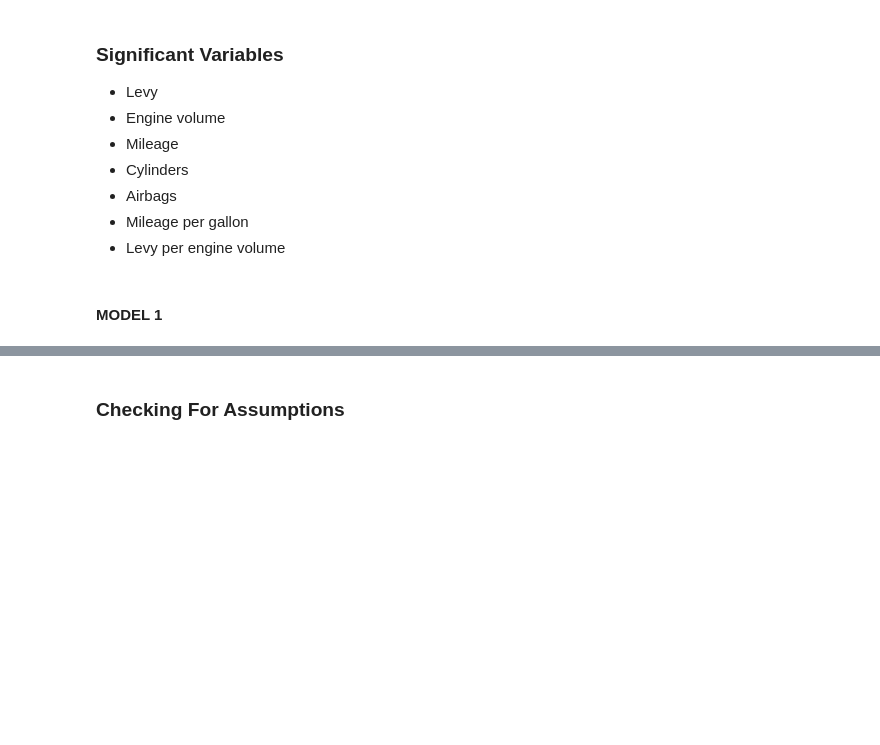
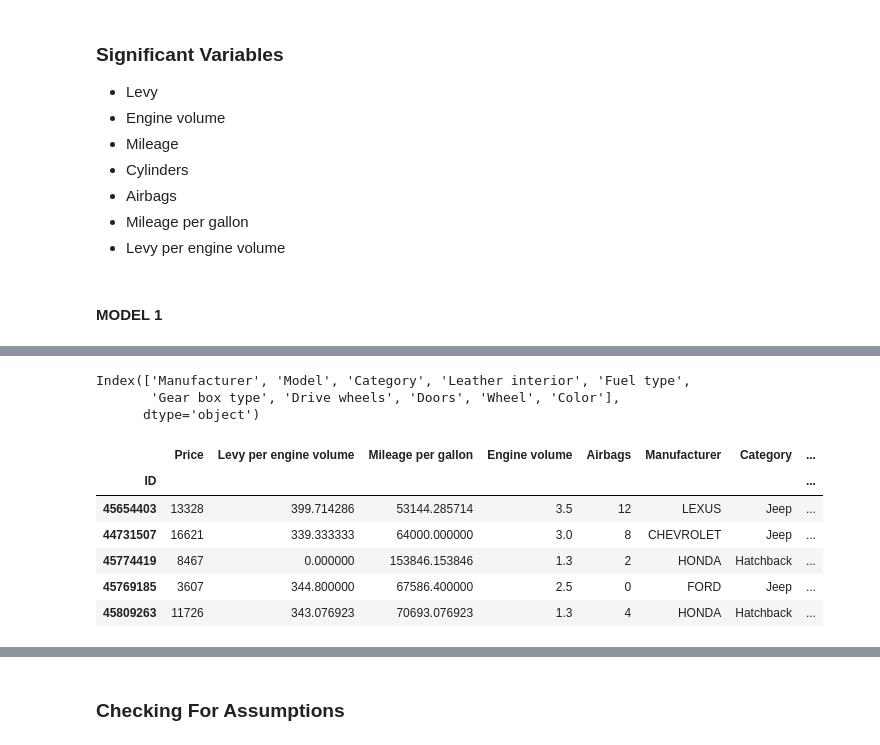
Before and after one commit to Mugangasia/Car-Price-Prediction-Challenge, a Jupyter notebook: car prediction model.ipynb, the cells around one changed output, grey strips where cells are left out. Drawn from its saved outputs; the diff is of its cells as text; code cells hidden in the pictures; blank space fills up the shorter version.

```diff
--- a/car prediction model.ipynb
+++ b/car prediction model.ipynb
@@ -548,0 +536,8 @@ X_base = X_base.drop(['Levy'], axis=1)
+# %%
+# object features
+obj_features = dataset.select_dtypes(include=['object']).columns
+obj_features
+# %% [output]
+Index(['Manufacturer', 'Model', 'Category', 'Leather interior', 'Fuel type',
+       'Gear box type', 'Drive wheels', 'Doors', 'Wheel', 'Color'],
+      dtype='object')
@@ -548,0 +547,13 @@ X_base = X_base.drop(['Levy'], axis=1)
+# %%
+# SELECTED FEATURES
+selected_features2 = dataset[['Price','Levy per engine volume', 'Mileage per gallon', 'Engine volume', 'Airbags', 'Manufacturer', 'Category', 'Leather interior', 'Fuel type', 'Color', 'Doors']]
+
+selected_features2.head()
+# %% [output]
+|  | Price | Levy per engine volume | Mileage per gallon | Engine volume | Airbags | Manufacturer | Category | ... |
+| ID |  |  |  |  |  |  |  | ... |
+| 45654403 | 13328 | 399.714286 | 53144.285714 | 3.5 | 12 | LEXUS | Jeep | ... |
+| 44731507 | 16621 | 339.333333 | 64000.000000 | 3.0 | 8 | CHEVROLET | Jeep | ... |
+| 45774419 | 8467 | 0.000000 | 153846.153846 | 1.3 | 2 | HONDA | Hatchback | ... |
+| 45769185 | 3607 | 344.800000 | 67586.400000 | 2.5 | 0 | FORD | Jeep | ... |
+| 45809263 | 11726 | 343.076923 | 70693.076923 | 1.3 | 4 | HONDA | Hatchback | ... |
```
Also changed, not shown: parts of 15 cells of this notebook, 1 other file.
